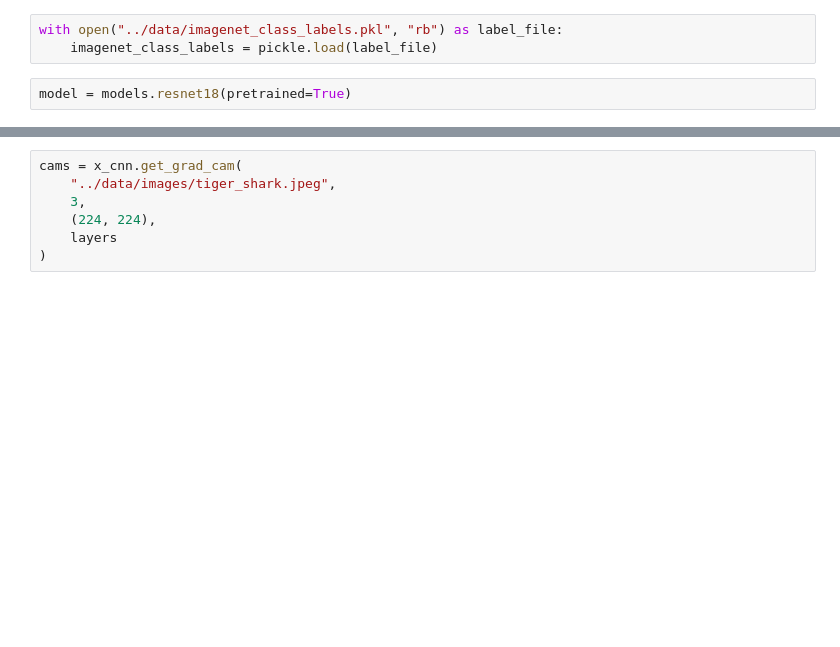
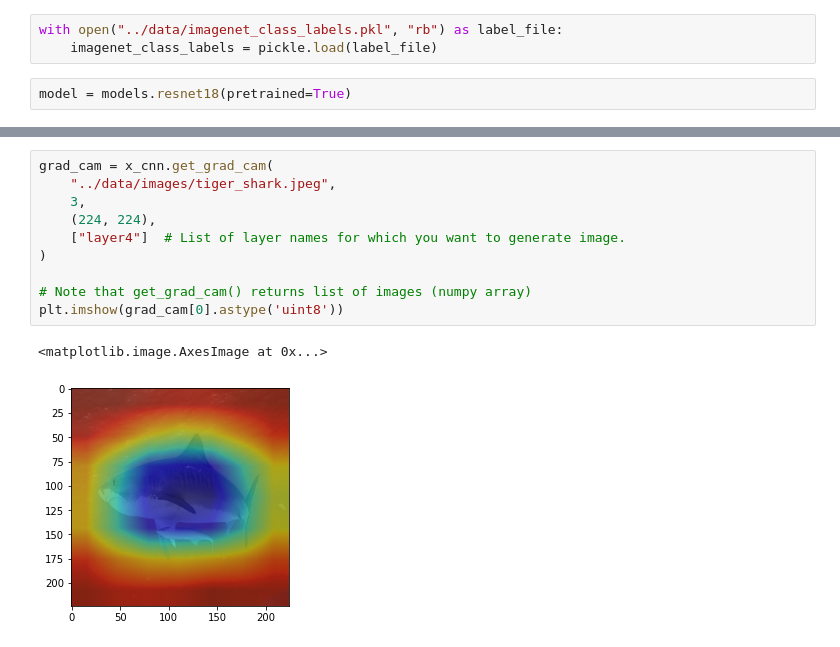
Before and after one commit to ashutosh1919/explainable-cnn, a Jupyter notebook: examples/explainable_cnn_usage.ipynb, the cells around one changed output, grey strips where cells are left out. Cells and saved outputs as stored; diff of their text form; blank space fills up the shorter version.

```diff
--- a/examples/explainable_cnn_usage.ipynb
+++ b/examples/explainable_cnn_usage.ipynb
@@ -41,7 +63,13 @@ layers = ["relu", "layer1", "layer2", "layer3", "layer4"]
 # %%
-cams = x_cnn.get_grad_cam(
+grad_cam = x_cnn.get_grad_cam(
     "../data/images/tiger_shark.jpeg",
     3,
     (224, 224),
-    layers
+    ["layer4"]  # List of layer names for which you want to generate image.
 )
+
+# Note that get_grad_cam() returns list of images (numpy array)
+plt.imshow(grad_cam[0].astype('uint8'))
+# %% [output]
+<matplotlib.image.AxesImage at 0x...>
+[figure, added]
```
Also changed, not shown: parts of 19 cells of this notebook, 2 other files.
